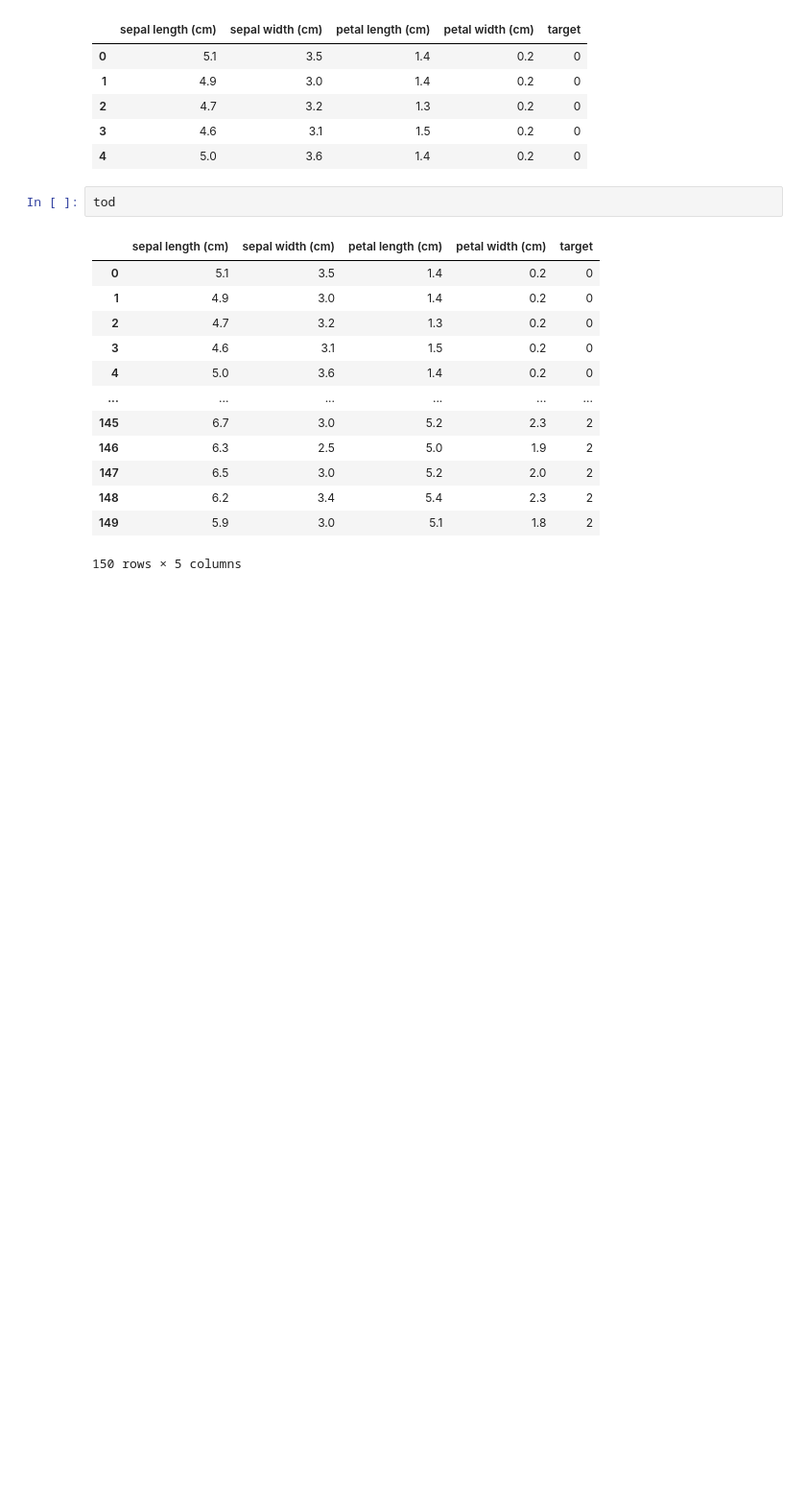
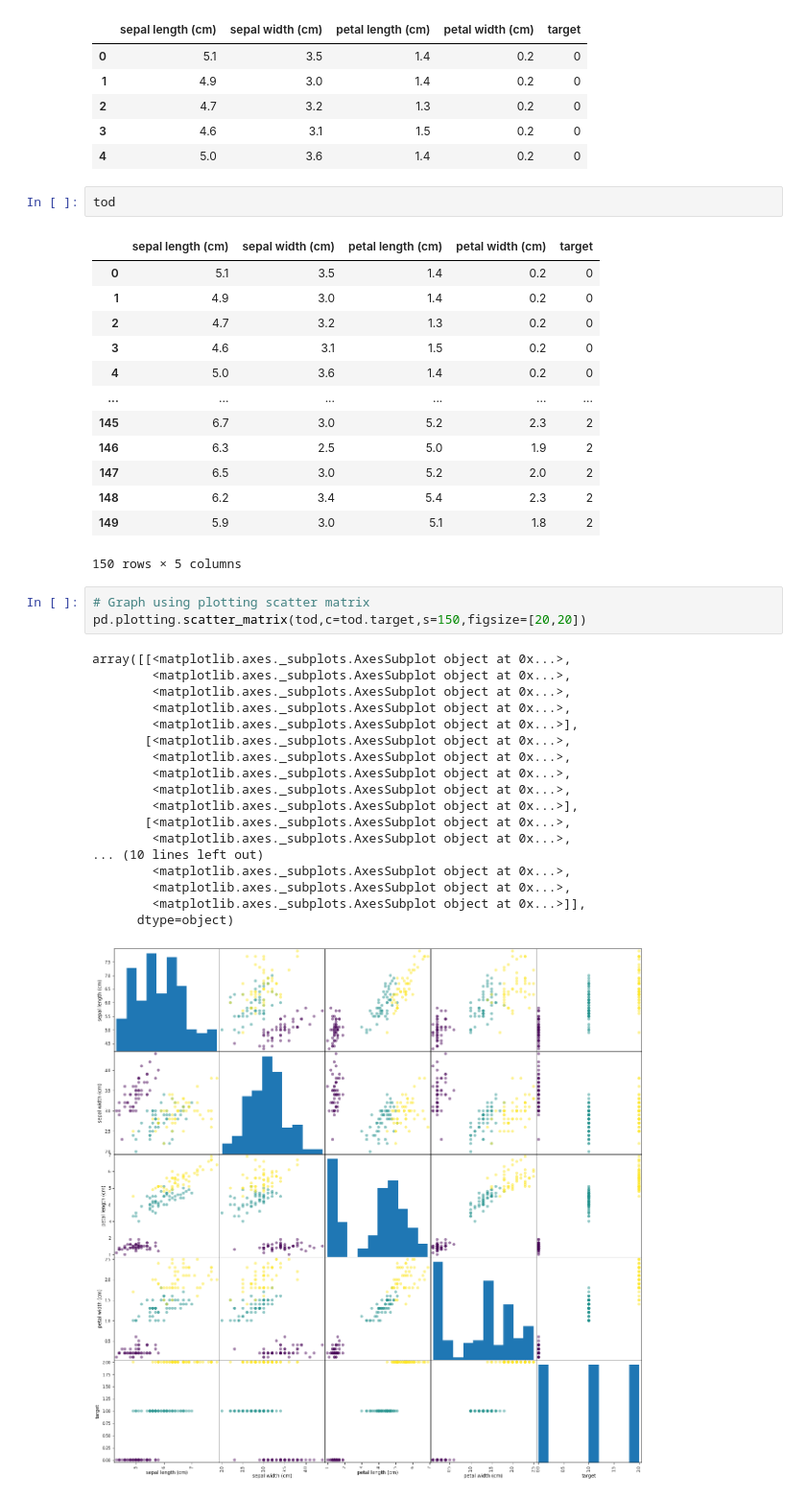
Before and after one commit to HasibullahAman/Classfication_learn_Task, a Jupyter notebook: Classfication-Persion and chepter.ipynb, the cells around one changed output. Shown at 96% size. Saved outputs shown, nothing was run; the diff lists cells and outputs as text; blank space fills up the shorter version.

```diff
--- a/Classfication-Persion and chepter.ipynb
+++ b/Classfication-Persion and chepter.ipynb
@@ -79,3 +79,25 @@ tod
 | 148 | 6.2 | 3.4 | 5.4 | 2.3 | 2 |
 | 149 | 5.9 | 3.0 | 5.1 | 1.8 | 2 |
 150 rows × 5 columns
+# %%
+# Graph using plotting scatter matrix
+pd.plotting.scatter_matrix(tod,c=tod.target,s=150,figsize=[20,20])
+# %% [output]
+array([[<matplotlib.axes._subplots.AxesSubplot object at 0x...>,
+        <matplotlib.axes._subplots.AxesSubplot object at 0x...>,
+        <matplotlib.axes._subplots.AxesSubplot object at 0x...>,
+        <matplotlib.axes._subplots.AxesSubplot object at 0x...>,
+        <matplotlib.axes._subplots.AxesSubplot object at 0x...>],
+       [<matplotlib.axes._subplots.AxesSubplot object at 0x...>,
+        <matplotlib.axes._subplots.AxesSubplot object at 0x...>,
+        <matplotlib.axes._subplots.AxesSubplot object at 0x...>,
+        <matplotlib.axes._subplots.AxesSubplot object at 0x...>,
+        <matplotlib.axes._subplots.AxesSubplot object at 0x...>],
+       [<matplotlib.axes._subplots.AxesSubplot object at 0x...>,
+        <matplotlib.axes._subplots.AxesSubplot object at 0x...>,
+... (10 lines left out)
+        <matplotlib.axes._subplots.AxesSubplot object at 0x...>,
+        <matplotlib.axes._subplots.AxesSubplot object at 0x...>,
+        <matplotlib.axes._subplots.AxesSubplot object at 0x...>]],
+      dtype=object)
+[figure, added]
```
